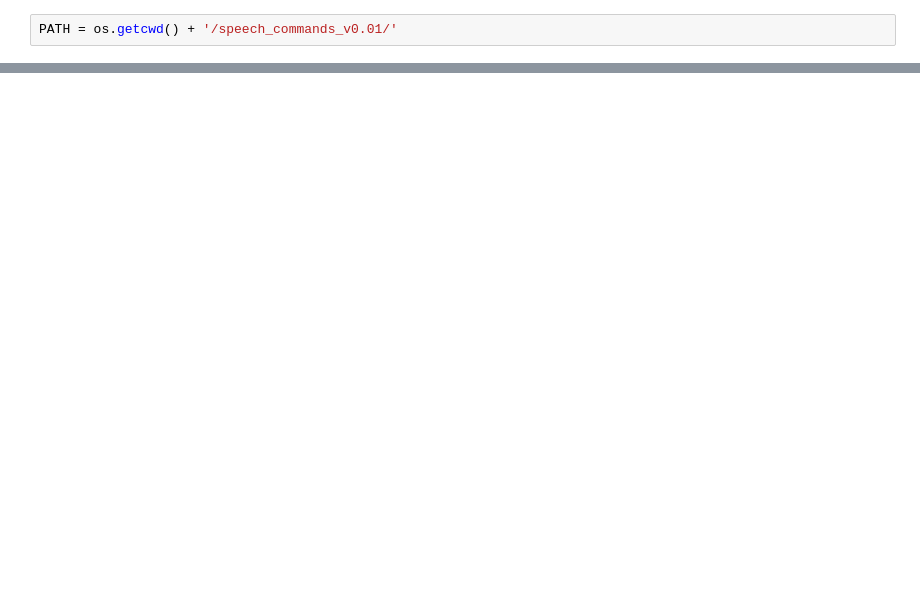
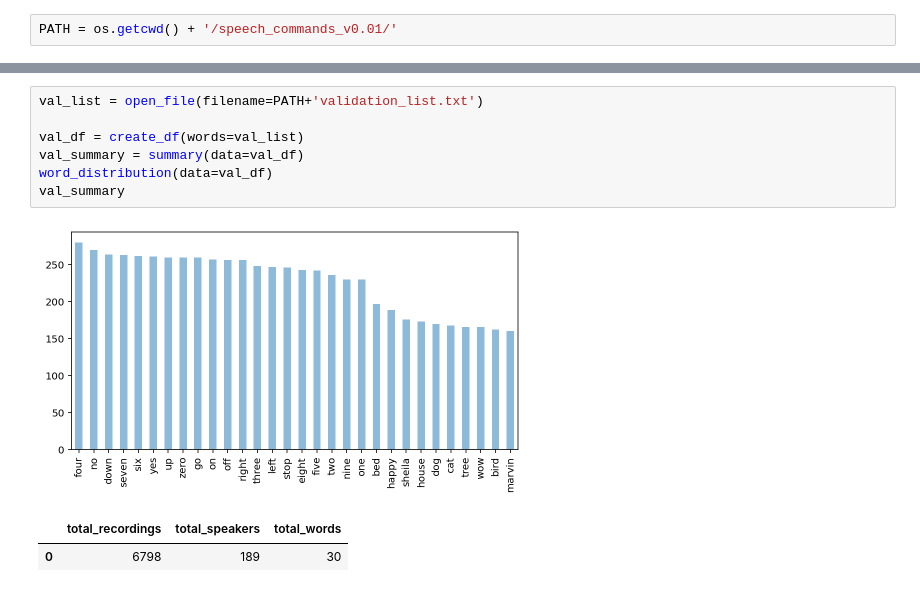
Before and after one commit to hershcode/oratio, a Jupyter notebook: capstone_eda.ipynb, the cells around one changed output, grey strips where cells are left out. Cells and saved outputs as stored; diff of their text form; blank space fills up the shorter version.

```diff
--- a/capstone_eda.ipynb
+++ b/capstone_eda.ipynb
@@ -59,0 +74,11 @@ plot_spectrogram(time_series=ts, sampling_rate=sr)
+# %%
+val_list = open_file(filename=PATH+'validation_list.txt')
+
+val_df = create_df(words=val_list)
+val_summary = summary(data=val_df)
+word_distribution(data=val_df)
+val_summary
+# %% [output]
+[figure, added]
+|  | total_recordings | total_speakers | total_words |
+| 0 | 6798 | 189 | 30 |
```
Also changed, not shown: parts of 13 cells of this notebook.
